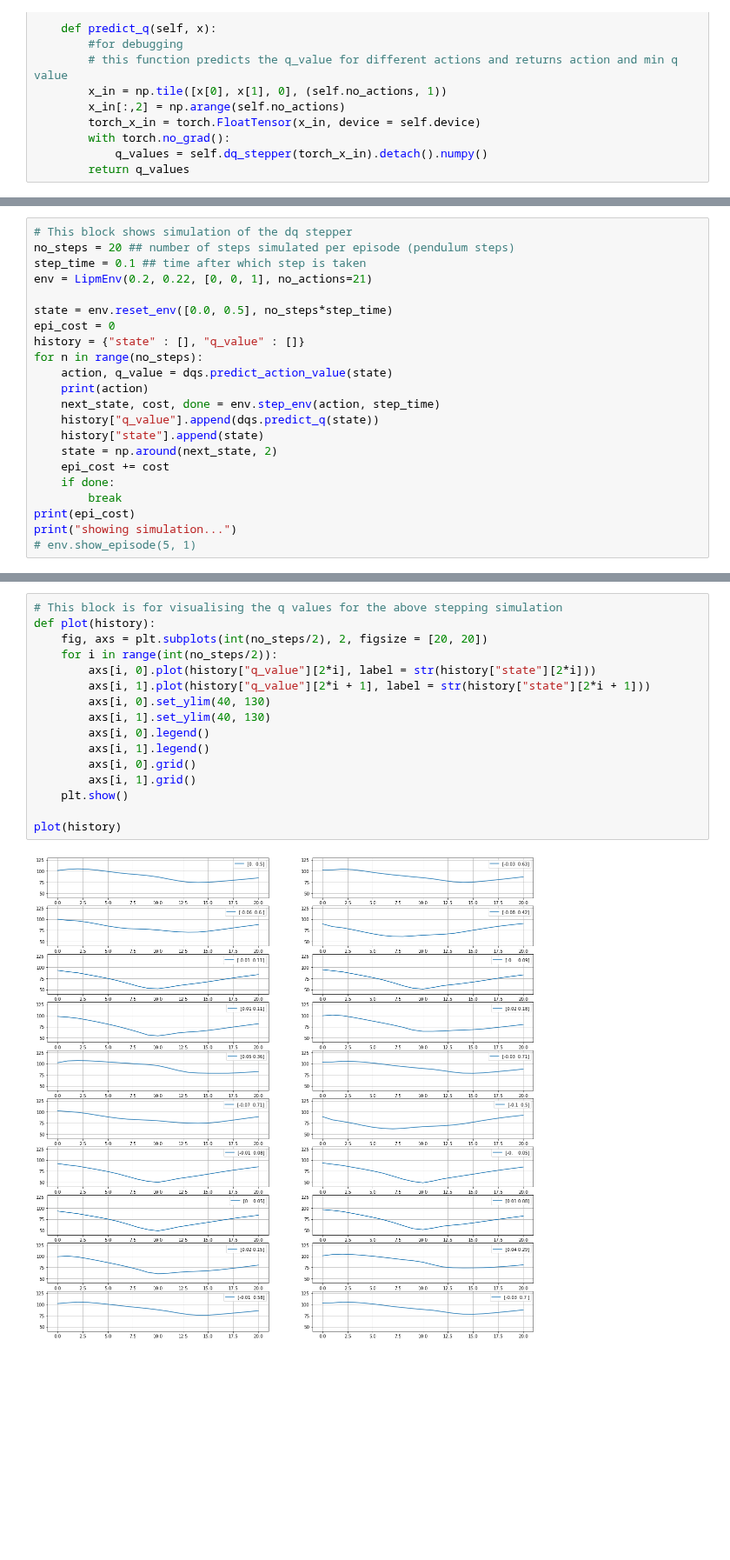
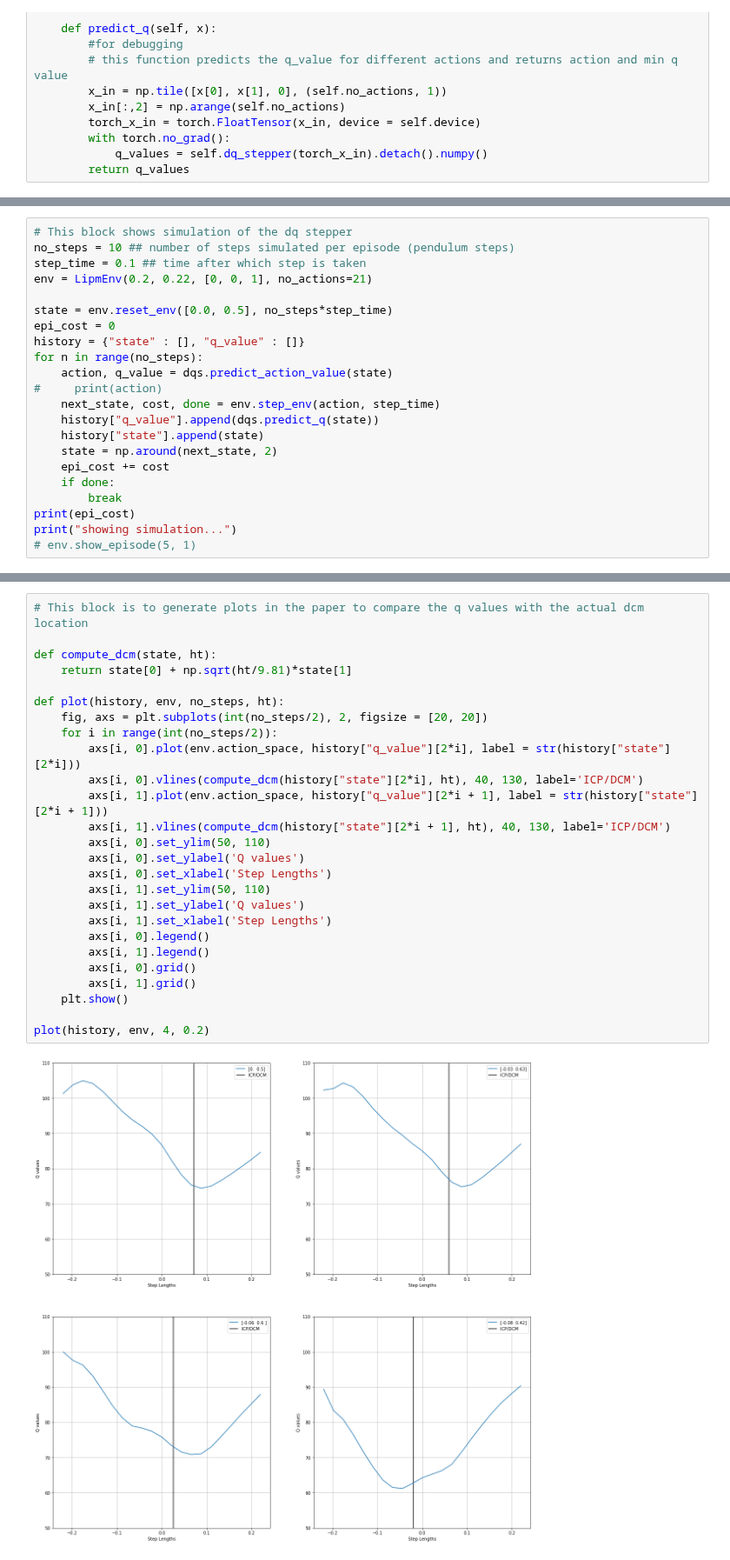
Before and after one commit to machines-in-motion/deepq_stepper, a Jupyter notebook: python/py_deepq_stepper/dq_stepper_test.ipynb, the cells around one changed output, grey strips where cells are left out. Shown at 87% size. Saved outputs shown, nothing was run; the diff lists cells and outputs as text; blank space fills up the shorter version.

```diff
--- a/python/py_deepq_stepper/dq_stepper_test.ipynb
+++ b/python/py_deepq_stepper/dq_stepper_test.ipynb
@@ -155,7 +138,7 @@ plt.show()
 [figure]
 # %%
 # This block shows simulation of the dq stepper
-no_steps = 20 ## number of steps simulated per episode (pendulum steps)
+no_steps = 10 ## number of steps simulated per episode (pendulum steps)
 step_time = 0.1 ## time after which step is taken
 env = LipmEnv(0.2, 0.22, [0, 0, 1], no_actions=21)
 
@@ -164,7 +147,7 @@ epi_cost = 0
 history = {"state" : [], "q_value" : []}
 for n in range(no_steps):
     action, q_value = dqs.predict_action_value(state)
-    print(action)
+#     print(action)
     next_state, cost, done = env.step_env(action, step_time)
     history["q_value"].append(dqs.predict_q(state))
     history["state"].append(state)
@@ -195,19 +163,29 @@ print("showing simulation...")
 showing simulation...
 # %%
-# This block is for visualising the q values for the above stepping simulation
-def plot(history):
+# This block is to generate plots in the paper to compare the q values with the actual dcm location
+
+def compute_dcm(state, ht):
+    return state[0] + np.sqrt(ht/9.81)*state[1]
+
+def plot(history, env, no_steps, ht):
     fig, axs = plt.subplots(int(no_steps/2), 2, figsize = [20, 20])
     for i in range(int(no_steps/2)):
-        axs[i, 0].plot(history["q_value"][2*i], label = str(history["state"][2*i]))
-        axs[i, 1].plot(history["q_value"][2*i + 1], label = str(history["state"][2*i + 1]))
-        axs[i, 0].set_ylim(40, 130)
-        axs[i, 1].set_ylim(40, 130)
+        axs[i, 0].plot(env.action_space, history["q_value"][2*i], label = str(history["state"][2*i]))
+        axs[i, 0].vlines(compute_dcm(history["state"][2*i], ht), 40, 130, label='ICP/DCM')
+        axs[i, 1].plot(env.action_space, history["q_value"][2*i + 1], label = str(history["state"][2*i + 1]))
+        axs[i, 1].vlines(compute_dcm(history["state"][2*i + 1], ht), 40, 130, label='ICP/DCM')
+        axs[i, 0].set_ylim(50, 110)
+        axs[i, 0].set_ylabel('Q values')
+        axs[i, 0].set_xlabel('Step Lengths')
+        axs[i, 1].set_ylim(50, 110)
+        axs[i, 1].set_ylabel('Q values')
+        axs[i, 1].set_xlabel('Step Lengths')
         axs[i, 0].legend()
         axs[i, 1].legend()
         axs[i, 0].grid()
         axs[i, 1].grid()
     plt.show()
 
-plot(history)
+plot(history, env, 4, 0.2)
 # %% [output]
-[figure, old version]
+[figure, new version]
```
Also changed, not shown: parts of 8 cells of this notebook, 8 other files.
